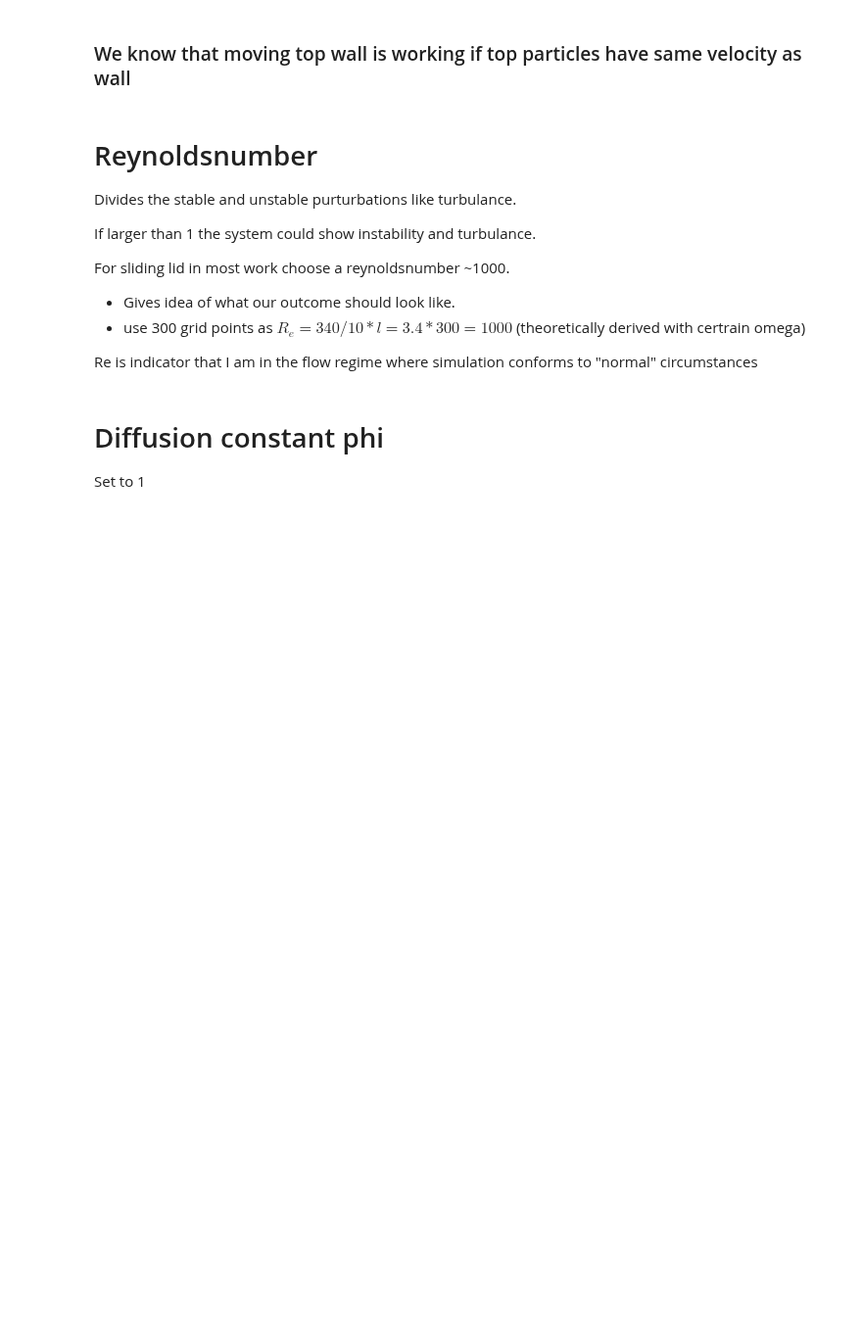
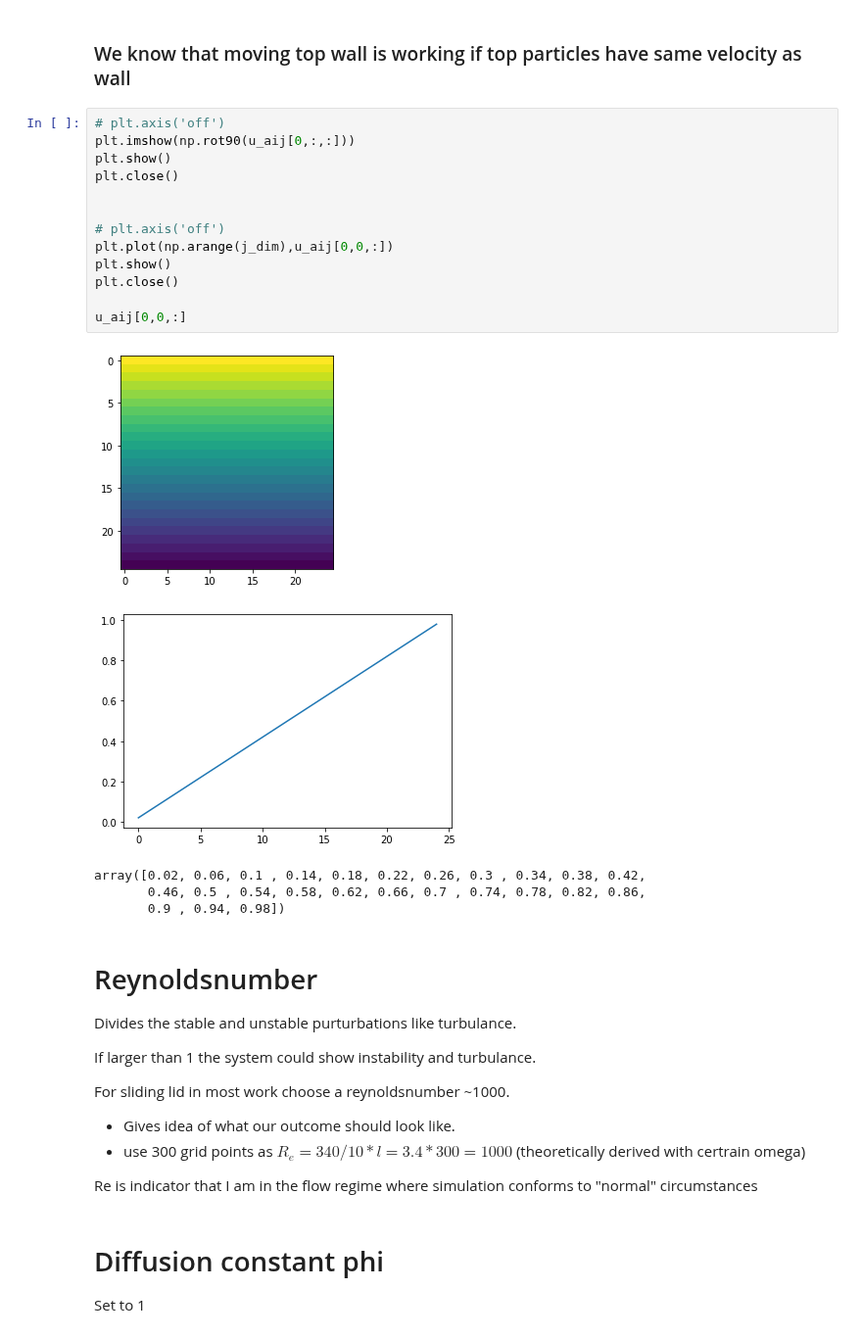
Before and after one commit to jonas27/pylbm, a Jupyter notebook: milestones/m4/m4.ipynb, the cells around one changed output. Shown at 98% size. Cells and saved outputs as stored; diff of their text form; blank space fills up the shorter version.

```diff
--- a/milestones/m4/m4.ipynb
+++ b/milestones/m4/m4.ipynb
@@ -73,5 +80,24 @@ fig.show()
 # %% [markdown]
 ### We know that moving top wall is working if top particles have same velocity as wall
+# %%
+# plt.axis('off')
+plt.imshow(np.rot90(u_aij[0,:,:]))
+plt.show()
+plt.close()
+
+
+# plt.axis('off')
+plt.plot(np.arange(j_dim),u_aij[0,0,:])
+plt.show()
+plt.close()
+
+u_aij[0,0,:]
+# %% [output]
+[figure, added]
+[figure, added]
+array([0.02, 0.06, 0.1 , 0.14, 0.18, 0.22, 0.26, 0.3 , 0.34, 0.38, 0.42,
+       0.46, 0.5 , 0.54, 0.58, 0.62, 0.66, 0.7 , 0.74, 0.78, 0.82, 0.86,
+       0.9 , 0.94, 0.98])
 # %% [markdown]
 # Reynoldsnumber
 Divides the stable and unstable purturbations like turbulance.
```
Also changed, not shown: parts of 2 cells of this notebook, 3 other files.
